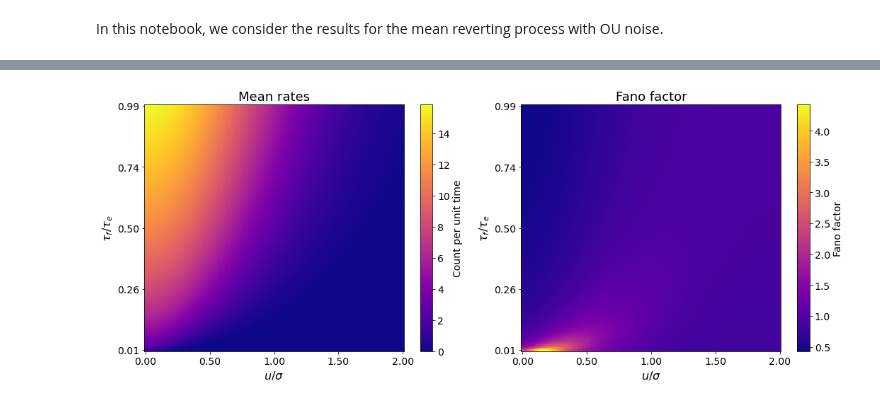
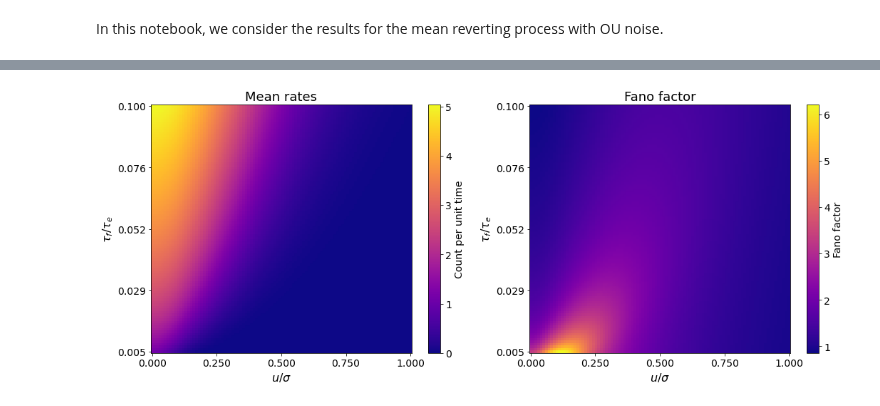
Before and after one commit to shivangrawat/gaussian-crossings, a Jupyter notebook: examples/filtered_OU_noise.ipynb, the cells around one changed output, grey strips where cells are left out. Drawn from its saved outputs; the diff is of its cells as text; code cells hidden in the pictures.

```diff
--- a/examples/filtered_OU_noise.ipynb
+++ b/examples/filtered_OU_noise.ipynb
@@ -14,10 +14,10 @@ tau_f = 0.01   # Correlation decay parameter
 sigma = 1.0 # Standard deviation (amplitude) of the process
 # %%
 num_points_kappa = 100
-kappa = torch.linspace(1e-2, 0.99, num_points_kappa)
+kappa = torch.linspace(0.5 * 1e-2, 0.1, num_points_kappa)
 
 num_points_zeta = 100
-zeta = torch.linspace(0.0, sigma * 2.0, num_points_zeta) / sigma
+zeta = torch.linspace(0.0, sigma * 1.0, num_points_zeta) / sigma
 
 mean_rates = torch.zeros(num_points_kappa, num_points_zeta)
 fano_factors = torch.zeros(num_points_kappa, num_points_zeta)
@@ -75,38 +90,39 @@ y_ticks = np.linspace(kappa_np.min(), kappa_np.max(), num_ticks)
 # Create a figure with two subplots (one for mean rates, one for Fano factors)
 fig, axes = plt.subplots(1, 2, figsize=(15, 6))
 
 # ---- Left subplot: Mean Rates ----
 pc0 = axes[0].pcolormesh(zeta_edges, kappa_edges, mean_rates_np, shading='auto', cmap=cmap)
 cbar0 = fig.colorbar(pc0, ax=axes[0])
 cbar0.set_label("Count per unit time", fontsize=cbar_labelsize)
 cbar0.ax.tick_params(labelsize=tick_fontsize)
 axes[0].set_xlabel(r'$u/\sigma$', fontsize=label_fontsize)
 axes[0].set_ylabel(r'$\tau_f/\tau_e$', fontsize=label_fontsize)
 axes[0].set_title('Mean rates', fontsize=title_fontsize)
 # Set independent ticks
 axes[0].set_xticks(x_ticks)
 axes[0].set_yticks(y_ticks)
-axes[0].set_xticklabels([f"{val:.2f}" for val in x_ticks], fontsize=tick_fontsize)
-axes[0].set_yticklabels([f"{val:.2f}" for val in y_ticks], fontsize=tick_fontsize)
+axes[0].set_xticklabels([f"{val:.3f}" for val in x_ticks], fontsize=tick_fontsize)
+axes[0].set_yticklabels([f"{val:.3f}" for val in y_ticks], fontsize=tick_fontsize)
 
 # ---- Right subplot: Fano Factors ----
 pc1 = axes[1].pcolormesh(zeta_edges, kappa_edges, fano_factors_np, shading='auto', cmap=cmap)
 cbar1 = fig.colorbar(pc1, ax=axes[1])
 cbar1.set_label("Fano factor", fontsize=cbar_labelsize)
 cbar1.ax.tick_params(labelsize=tick_fontsize)
 axes[1].set_xlabel(r'$u/\sigma$', fontsize=label_fontsize)
 axes[1].set_ylabel(r'$\tau_f/\tau_e$', fontsize=label_fontsize)
 axes[1].set_title('Fano factor', fontsize=title_fontsize)
 # Set independent ticks
 axes[1].set_xticks(x_ticks)
 axes[1].set_yticks(y_ticks)
-axes[1].set_xticklabels([f"{val:.2f}" for val in x_ticks], fontsize=tick_fontsize)
-axes[1].set_yticklabels([f"{val:.2f}" for val in y_ticks], fontsize=tick_fontsize)
+axes[1].set_xticklabels([f"{val:.3f}" for val in x_ticks], fontsize=tick_fontsize)
+axes[1].set_yticklabels([f"{val:.3f}" for val in y_ticks], fontsize=tick_fontsize)
 
 plt.tight_layout()
+plt.savefig('../figures/filtered_OU_noise.png')
 plt.show()
 # %% [output]
-[figure, old version]
+[figure, new version]
 # %%
 model = gc.GaussianUpCrossings(r_func=gc.r_mean_reverting_OU_noise, u=0, tau_e=1.0, tau_f=0.1, sigma=sigma)
 print(model.upcrossing_fano_factor_CLT(epsilon_left=1e-2, epsilon_right=1e-5))
```
Also changed, not shown: parts of 1 cell of this notebook, 4 other files.
